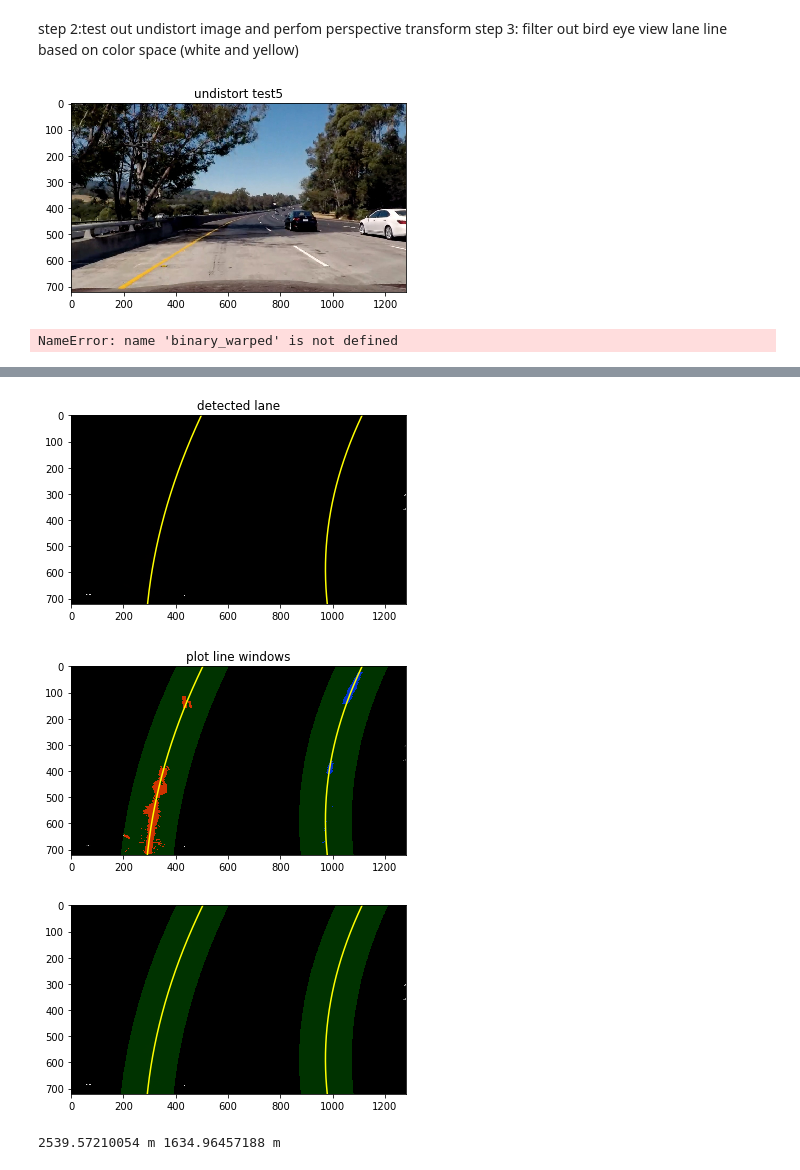
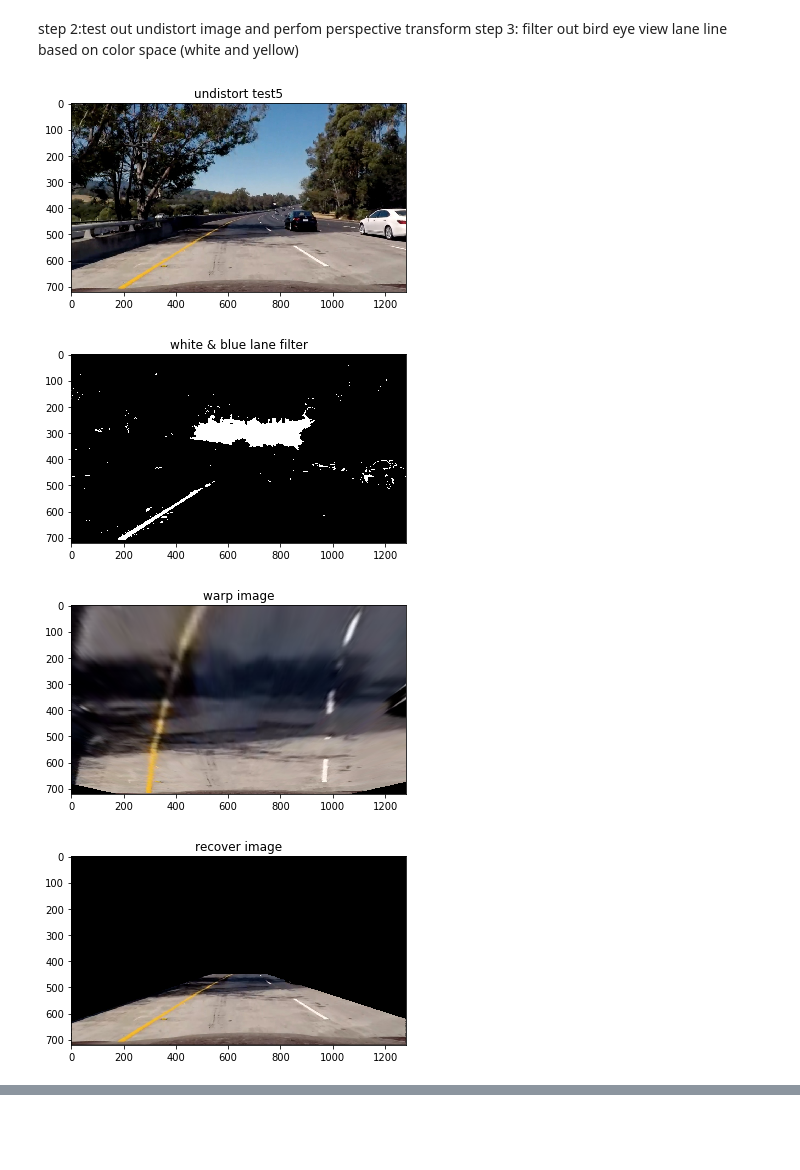
Before and after one commit to chenqin/CarND-Advanced-Lane-Lines, a Jupyter notebook: advanced_lane_lines.ipynb, the cells around one changed output, grey strips where cells are left out. Drawn from its saved outputs; the diff is of its cells as text; code cells hidden in the pictures; blank space fills up the shorter version.

```diff
--- a/advanced_lane_lines.ipynb
+++ b/advanced_lane_lines.ipynb
@@ -151,35 +151,54 @@ def gradient_filter(image, thresh=(0,255), mag_thres=(0,255), dir_thresh=(0, np.
 binary = filter_lane_color(img2)
 plt.title("white & blue lane filter")
 plt.imshow(binary,cmap ='gray')
-
+plt.show()
+#cv2.imwrite('output_images/color_filter.jpg',np.stack((binary,)*3))
 
 #do prospective transformation
 #lane mask from fist hw
 src = np.float32([[585, 450], [203, 720], [1127, 720], [695, 450]])
 
 dst = np.float32([[320, 0], [320, 720], [960,720], [960, 0]])
 
 M = cv2.getPerspectiveTransform(src, dst)
 M_prime = cv2.getPerspectiveTransform(dst, src)
 
+img2 = cv2.undistort(imgRGB, mtx, dist, None, mtx)
+warped = cv2.warpPerspective(img2, M, img_size, flags=cv2.INTER_LINEAR)
+recover = cv2.warpPerspective(warped, M_prime, img_size, flags=cv2.INTER_LINEAR)
+
+plt.title("warp image")
+plt.imshow(warped)
+plt.show()
+cv2.imwrite("output_images/warped-test5.jpg", warped)
+
+plt.title("recover image")
+plt.imshow(recover)
+plt.show()
+cv2.imwrite("output_images/recover-test5.jpg", warped)
+
+
 def get_bird_eye_binary_wrap(img, M=M, M_prime=M_prime, mtx=mtx, dist=dist):
     img2 = cv2.undistort(img, mtx, dist, None, mtx)
     binary = filter_lane_color(img2)
     #binary_modified = gradient_filter(img2, (20,100))
     #binary[binary_modified == 0] = 0
     img_size = (binary.shape[1], binary.shape[0])
     binary_warped = cv2.warpPerspective(binary, M, img_size, flags=cv2.INTER_LINEAR)
     return binary_warped
 
-binary_wraped = get_bird_eye_binary_wrap(img2)
+binary_warped = get_bird_eye_binary_wrap(img2)
 
 binary_recover = cv2.warpPerspective(binary_warped, M_prime, img_size, flags=cv2.INTER_LINEAR)
 plt.title("bird view of lane")
 plt.imshow(binary_warped,cmap ='gray')
+
 plt.show()
 plt.title("recovered lane")
 plt.imshow(binary_recover,cmap ='gray')
 plt.show()
 # %% [output]
 [figure]
-NameError: name 'binary_warped' is not defined
+[figure, added]
+[figure, added]
+[figure, added]
@@ -281,8 +302,6 @@ plt.plot(right_fitx, ploty, color='yellow')
 plt.xlim(0, 1280)
 plt.ylim(720, 0)
 plt.show()
-# %% [output]
-[figure, removed]
 # %%
 # Assume you now have a new warped binary image
 # from the next frame of video (also called "binary_warped")
@@ -334,8 +353,6 @@ plt.plot(right_fitx, ploty, color='yellow')
 plt.xlim(0, 1280)
 plt.ylim(720, 0)
 plt.show()
-# %% [output]
-[figure, removed]
 # %%
 # Assume you now have a new warped binary image
 # from the next frame of video (also called "binary_warped")
@@ -387,8 +404,6 @@ plt.plot(right_fitx, ploty, color='yellow')
 plt.xlim(0, 1280)
 plt.ylim(720, 0)
 plt.show()
-# %% [output]
-[figure, removed]
 # %%
 y_eval = np.max(ploty)
 
@@ -405,8 +420,6 @@ left_curverad = ((1 + (2*left_fit[0]*y_eval*ym_per_pix + left_fit[1])**2)**1.5)
 right_curverad = ((1 + (2*right_fit[0]*y_eval*ym_per_pix + right_fit[1])**2)**1.5) / np.absolute(2*right_fit[0])
 # Now our radius of curvature is in meters
 print(left_curverad, 'm', right_curverad, 'm')
-# %% [output]
-2539.57210054 m 1634.96457188 m
 # %%
 result_recover = cv2.warpPerspective(result, M_prime, img_size, flags=cv2.INTER_LINEAR)
 plt.imshow(result_recover)
```
Also changed, not shown: parts of 5 cells of this notebook, 6 other files.
